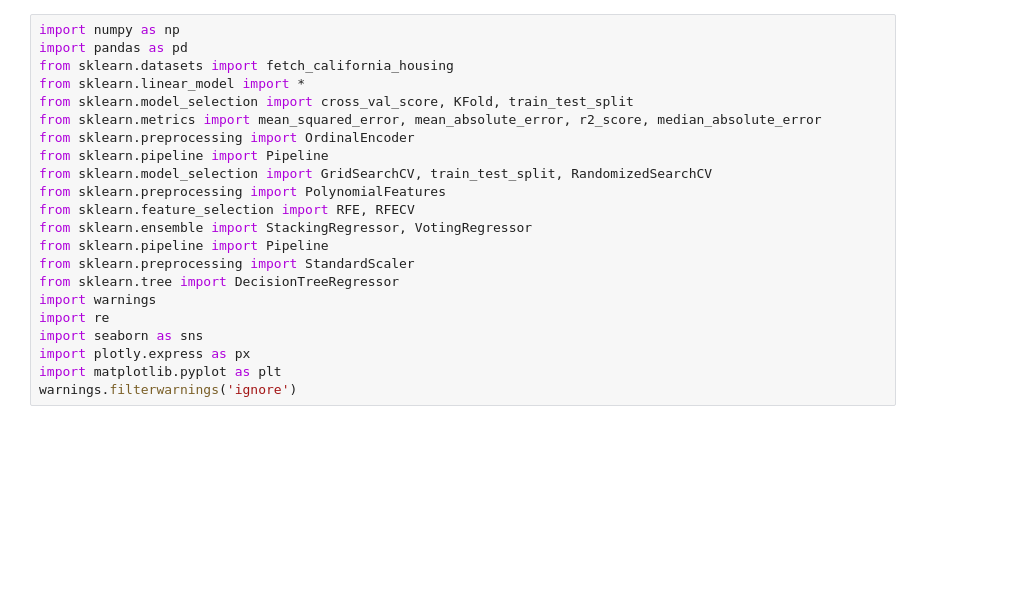
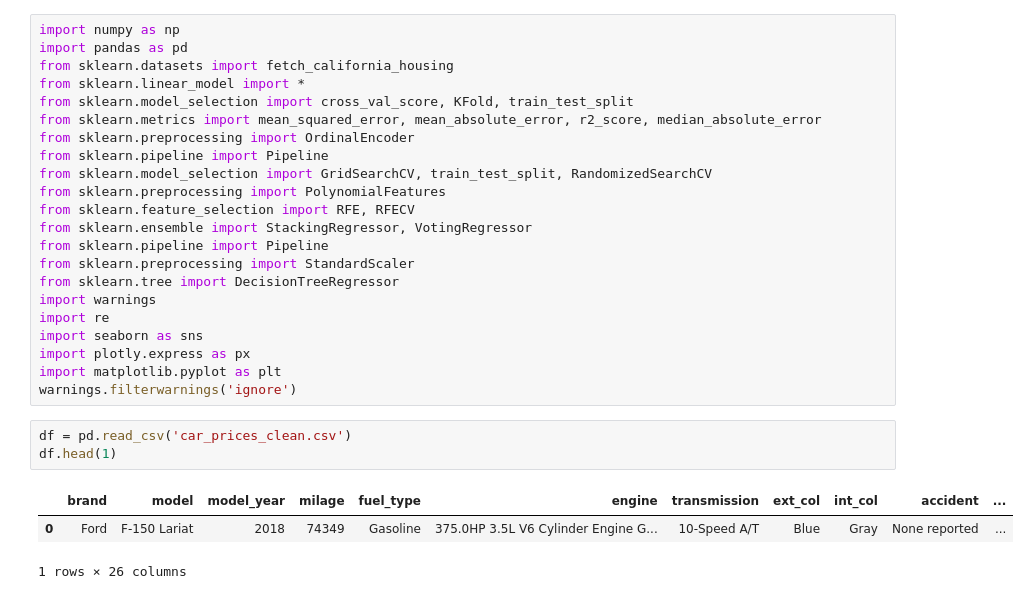
Before and after one commit to UznetDev/Data-science-home-work, a Jupyter notebook: 07_Avg_2024_home_work.ipynb, the cells around one changed output. Cells and saved outputs as stored; diff of their text form; blank space fills up the shorter version.

```diff
--- a/07_Avg_2024_home_work.ipynb
+++ b/07_Avg_2024_home_work.ipynb
@@ -22,3 +22,10 @@ import seaborn as sns
 import plotly.express as px
 import matplotlib.pyplot as plt
 warnings.filterwarnings('ignore')
+# %%
+df = pd.read_csv('car_prices_clean.csv')
+df.head(1)
+# %% [output]
+|  | brand | model | model_year | milage | fuel_type | engine | transmission | ext_col | int_col | accident | ... |
+| 0 | Ford | F-150 Lariat | 2018 | 74349 | Gasoline | 375.0HP 3.5L V6 Cylinder Engine G... | 10-Speed A/T | Blue | Gray | None reported | ... |
+1 rows × 26 columns
```
Also changed, not shown: parts of 5 cells of this notebook.
